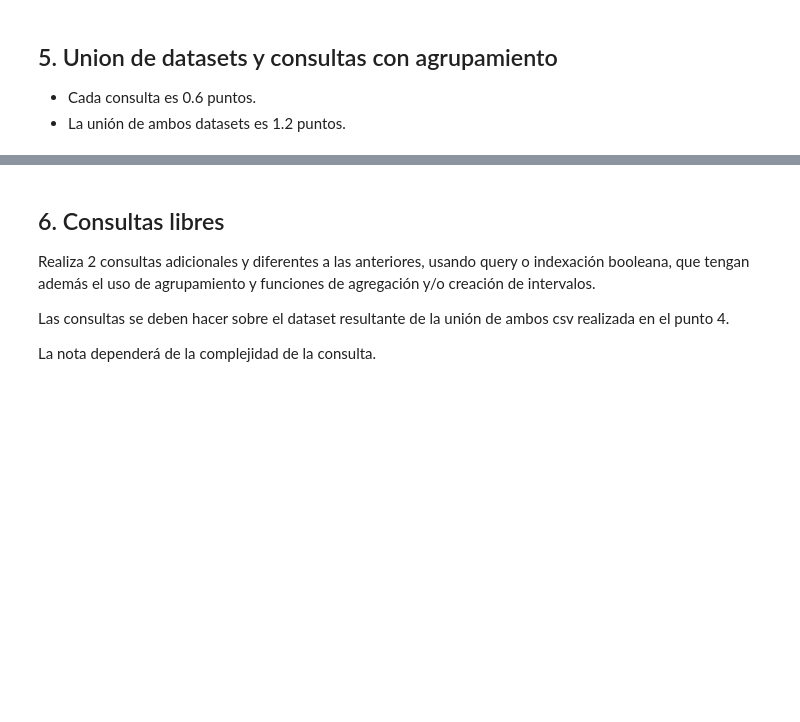
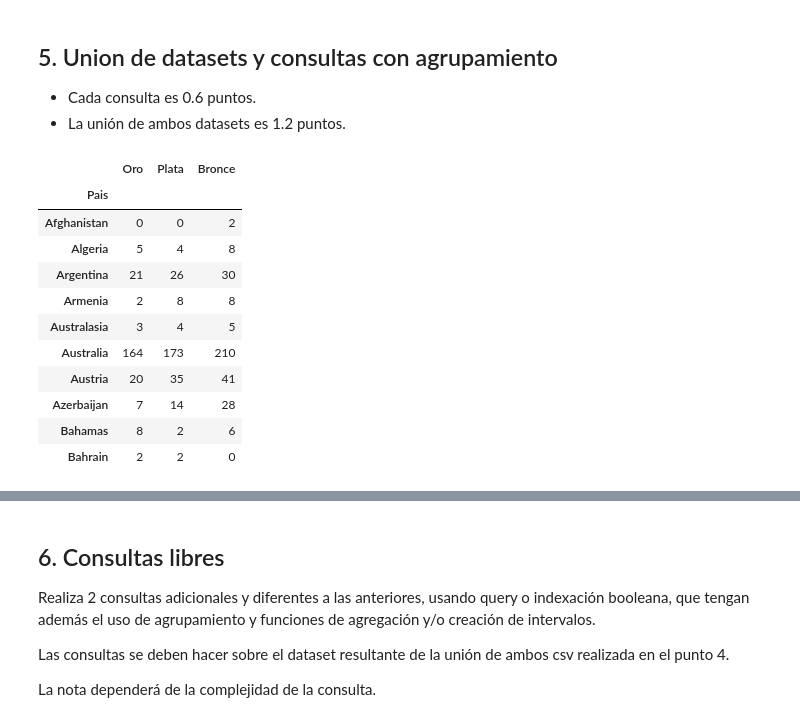
Before and after one commit to Animska/PYthon, a Jupyter notebook: Pedro/entorno python/ejercicios/AD_TEMA2/Preparacion/TrabajoFInal/enunciado_trabajo_T2.ipynb, the cells around one changed output, grey strips where cells are left out. Saved outputs shown, nothing was run; the diff lists cells and outputs as text; code cells hidden in the pictures; blank space fills up the shorter version.

```diff
--- a/Pedro/entorno python/ejercicios/AD_TEMA2/Preparacion/TrabajoFInal/enunciado_trabajo_T2.ipynb
+++ b/Pedro/entorno python/ejercicios/AD_TEMA2/Preparacion/TrabajoFInal/enunciado_trabajo_T2.ipynb
@@ -253,6 +266,20 @@ medallas2.head()
 + La unión de ambos datasets es 1.2 puntos.
 # %%
 # Consulta 1: Usando agrupamiento, mostrar el número total de medallas de oro, plata y bronce de cada país
+medallas2.groupby('Pais')[['Oro','Plata','Bronce']].agg('sum').head(10)
+# %% [output]
+|  | Oro | Plata | Bronce |
+| Pais |  |  |  |
+| Afghanistan | 0 | 0 | 2 |
+| Algeria | 5 | 4 | 8 |
+| Argentina | 21 | 26 | 30 |
+| Armenia | 2 | 8 | 8 |
+| Australasia | 3 | 4 | 5 |
+| Australia | 164 | 173 | 210 |
+| Austria | 20 | 35 | 41 |
+| Azerbaijan | 7 | 14 | 28 |
+| Bahamas | 8 | 2 | 6 |
+| Bahrain | 2 | 2 | 0 |
 # %%
 # Importa el dataset paises.csv en el dataframe paises
 # Este csv contiene información sobre la población y el PIB per capita de paises,
```
Also changed, not shown: parts of 14 cells of this notebook, 2 other files.
